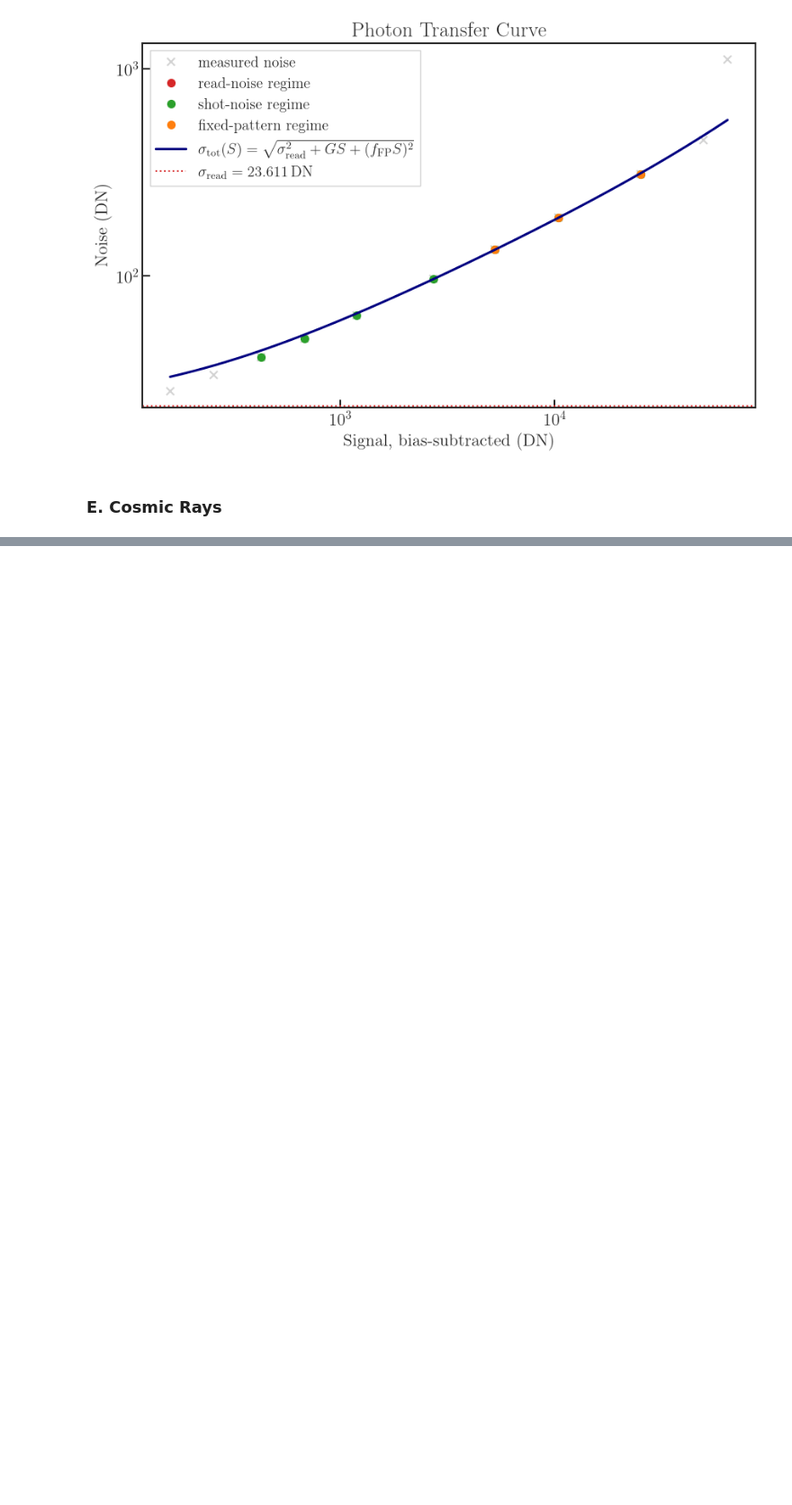
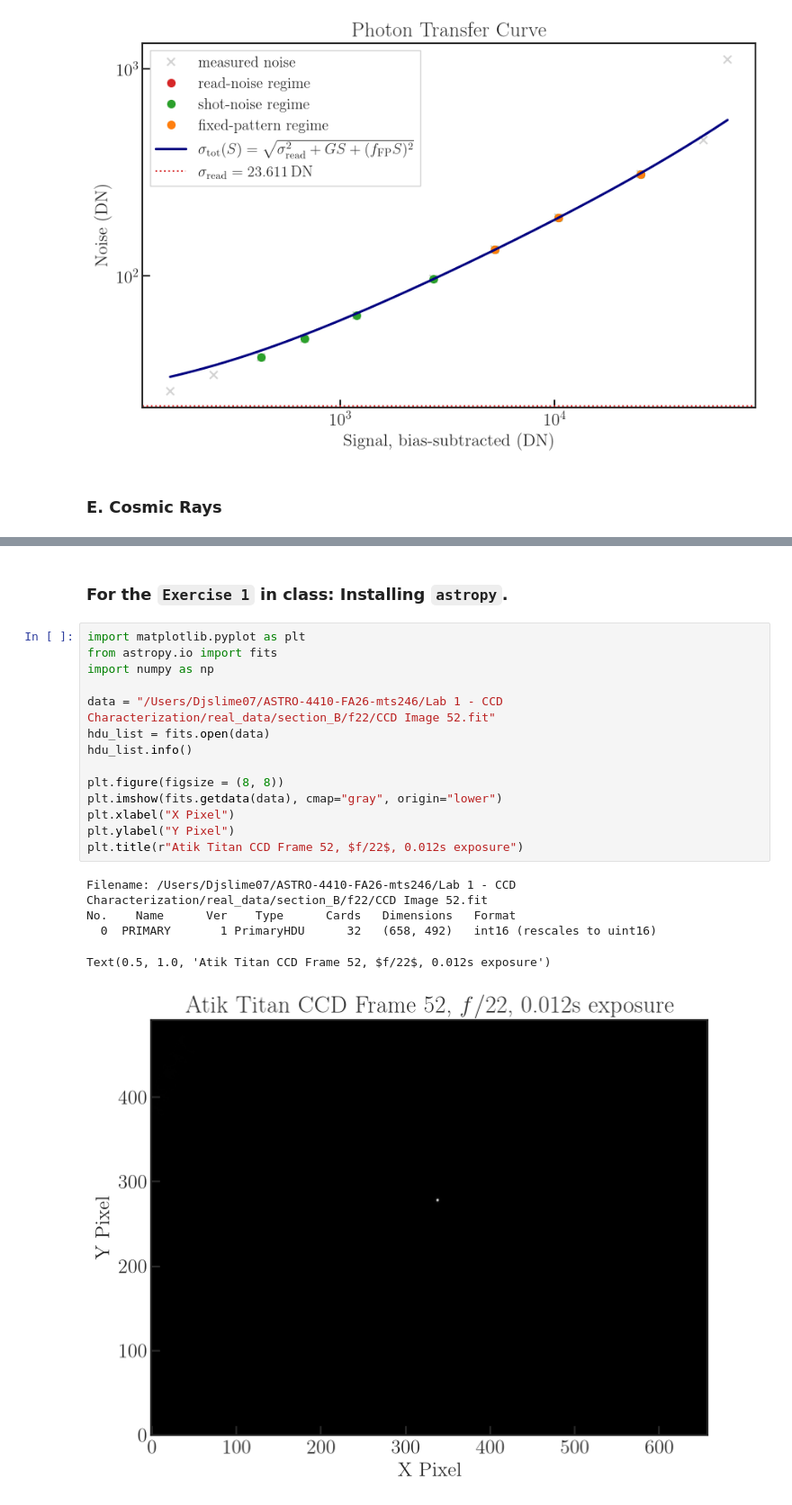
Before and after one commit to marquicesanchezfleming/ASTRO-4410-FA26-mts246, a Jupyter notebook: Lab 1 - CCD Characterization/CCD_Lab.ipynb, the cells around one changed output, grey strips where cells are left out. Shown at 90% size. Drawn from its saved outputs; the diff is of its cells as text; blank space fills up the shorter version.

```diff
--- a/Lab 1 - CCD Characterization/CCD_Lab.ipynb
+++ b/Lab 1 - CCD Characterization/CCD_Lab.ipynb
@@ -133,0 +184,22 @@ cs.full_analyze(
+# %% [markdown]
+### For the ``Exercise 1`` in class: Installing ``astropy``.
+# %%
+import matplotlib.pyplot as plt
+from astropy.io import fits
+import numpy as np
+
+data = "/Users/Djslime07/ASTRO-4410-FA26-mts246/Lab 1 - CCD Characterization/real_data/section_B/f22/CCD Image 52.fit"
+hdu_list = fits.open(data)
+hdu_list.info()
+
+plt.figure(figsize = (8, 8))
+plt.imshow(fits.getdata(data), cmap="gray", origin="lower")
+plt.xlabel("X Pixel")
+plt.ylabel("Y Pixel")
+plt.title(r"Atik Titan CCD Frame 52, $f/22$, 0.012s exposure")
+# %% [output]
+Filename: /Users/Djslime07/ASTRO-4410-FA26-mts246/Lab 1 - CCD Characterization/real_data/section_B/f22/CCD Image 52.fit
+No.    Name      Ver    Type      Cards   Dimensions   Format
+  0  PRIMARY       1 PrimaryHDU      32   (658, 492)   int16 (rescales to uint16)
+Text(0.5, 1.0, 'Atik Titan CCD Frame 52, $f/22$, 0.012s exposure')
+[figure, added]
```
Also changed, not shown: parts of 3 cells of this notebook, 5 other files.
